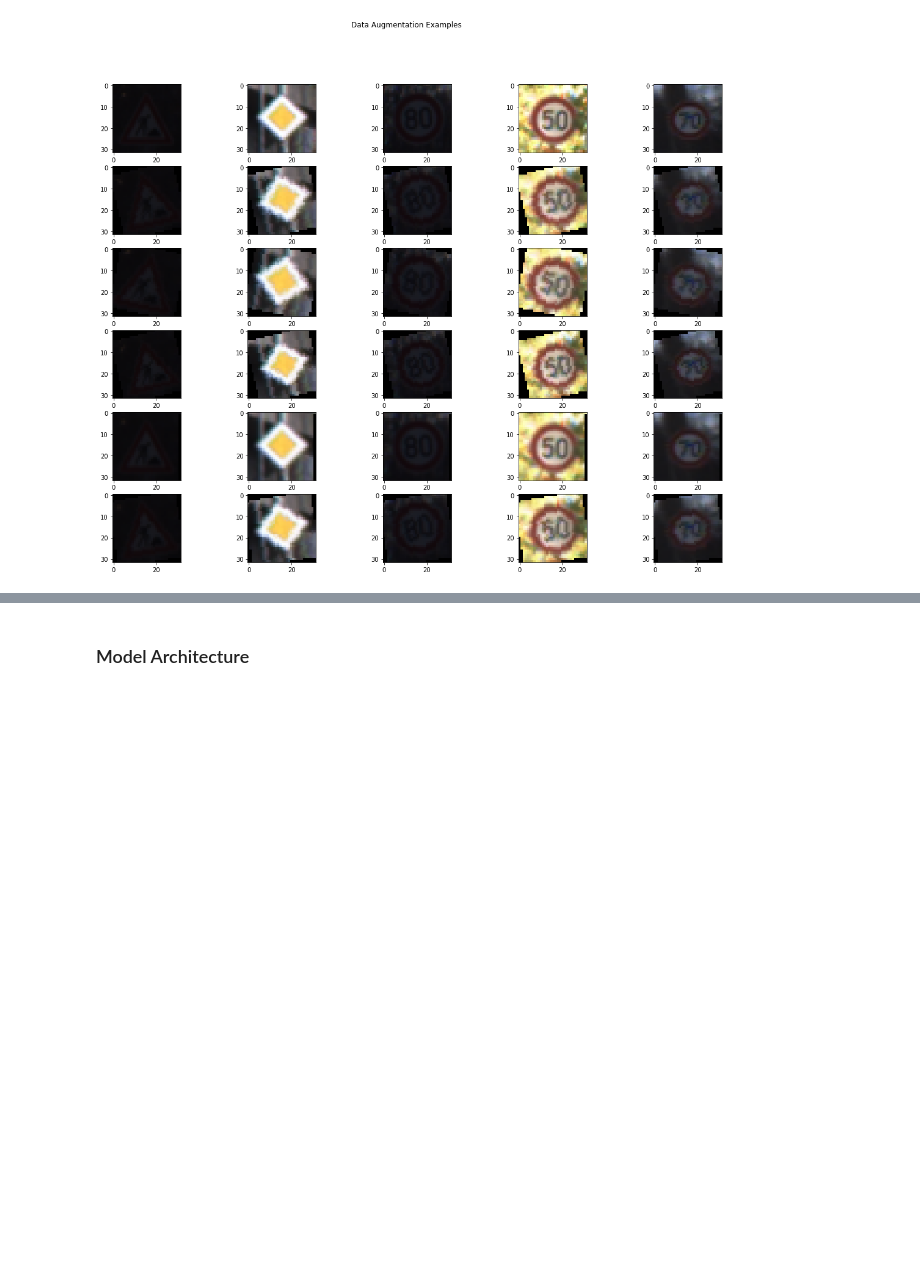
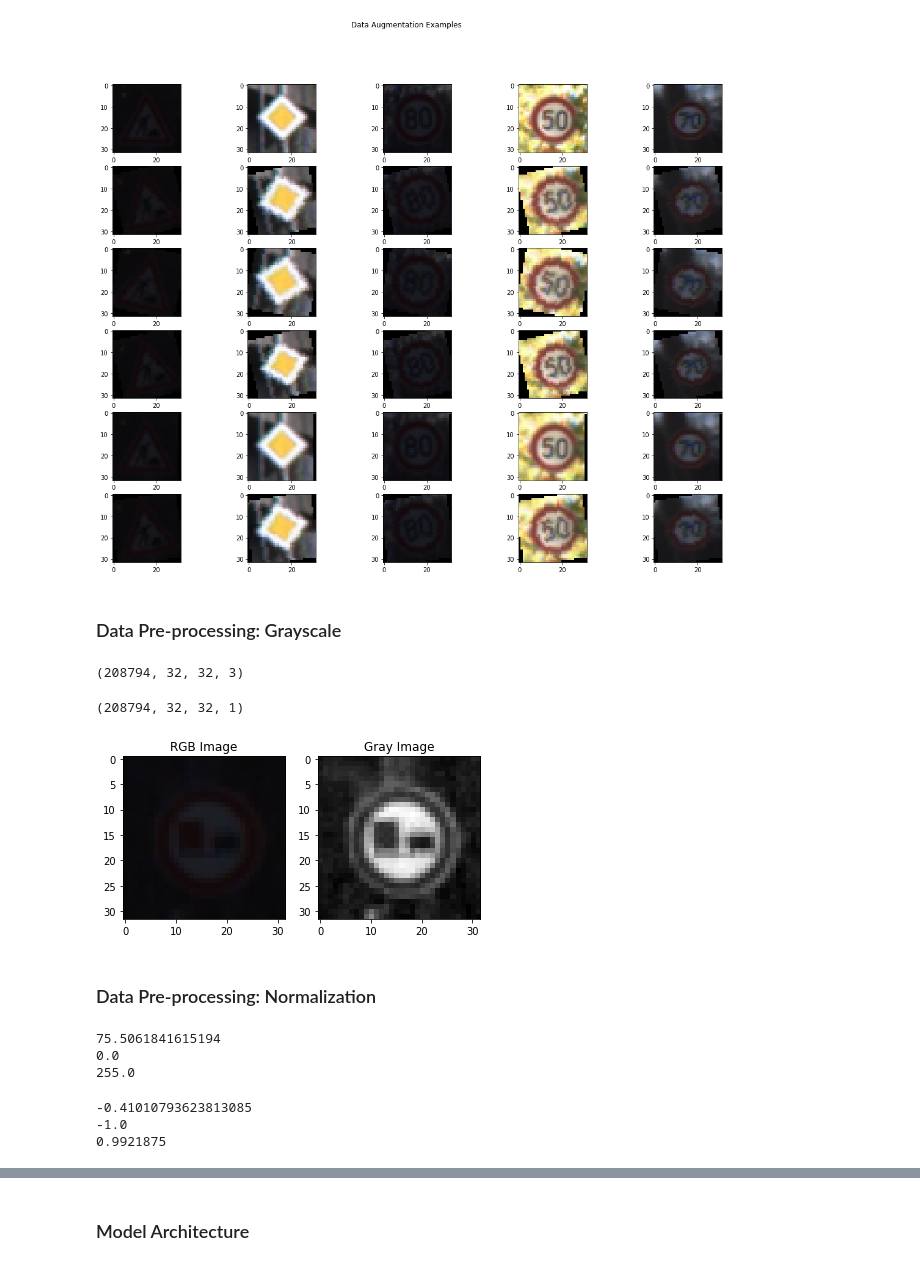
Before and after one commit to hammcin/CarND-Traffic-Sign-Classifier-Project, a Jupyter notebook: Traffic_Sign_Classifier.ipynb, the cells around one changed output, grey strips where cells are left out. Drawn from its saved outputs; the diff is of its cells as text; code cells hidden in the pictures; blank space fills up the shorter version.

Commit message:
feat: Pre-process the training data

```diff
--- a/Traffic_Sign_Classifier.ipynb
+++ b/Traffic_Sign_Classifier.ipynb
@@ -406,3 +406,24 @@ fig.suptitle("Data Augmentation Examples")
 plt.savefig("Figures/data_aug.jpg")
 # %% [output]
 [figure]
+# %% [markdown]
+### Data Pre-processing: Grayscale
+# %%
+print(X_train.shape)
+# %% [output]
+(208794, 32, 32, 3)
+# %%
+X_train = np.mean(X_train, axis=3, keepdims=True)
+print(X_train.shape)
+# %% [output]
+(208794, 32, 32, 1)
+# %%
+index = random.randint(0, X_train_.shape[0])
+fig, axs = plt.subplots(1, 2, figsize=[6.4,4.8])
+axs[0].imshow(X_train_[index])
+axs[0].set_title("RGB Image")
+axs[1].imshow(X_train[index].squeeze(), cmap='gray')
+axs[1].set_title("Gray Image")
+plt.savefig("Figures/grayscale.jpg")
+# %% [output]
+[figure, added]
@@ -408,0 +433,10 @@ plt.savefig("Figures/data_aug.jpg")
+# %% [markdown]
+### Data Pre-processing: Normalization
+# %%
+print(np.mean(X_train))
+print(np.amin(X_train))
+print(np.amax(X_train))
+# %% [output]
+75.5061841615194
+0.0
+255.0
@@ -408,0 +445,8 @@ plt.savefig("Figures/data_aug.jpg")
+# %%
+print(np.mean(X_train))
+print(np.amin(X_train))
+print(np.amax(X_train))
+# %% [output]
+-0.41010793623813085
+-1.0
+0.9921875
```
Also changed, not shown: parts of 4 cells of this notebook, 2 other files.
